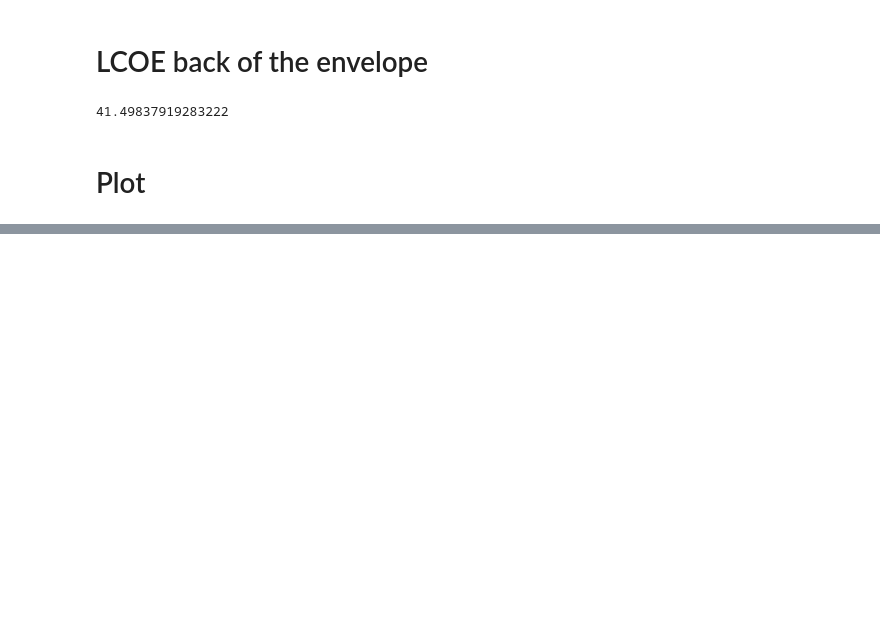
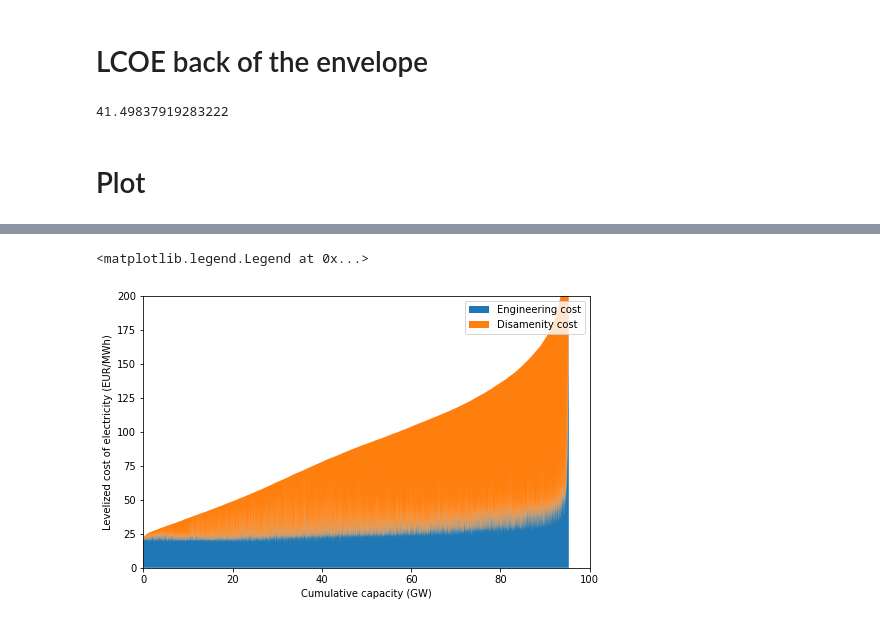
Before and after one commit to timtroendle/wind-onshore-cost-potential, a Jupyter notebook: notebooks/plots.ipynb, the cells around one changed output, grey strips where cells are left out. Drawn from its saved outputs; the diff is of its cells as text; code cells hidden in the pictures; blank space fills up the shorter version.

```diff
--- a/notebooks/plots.ipynb
+++ b/notebooks/plots.ipynb
@@ -79 +87,27 @@ plt.legend()
+# %%
+plt.figure(figsize=[8,5])
+
+cumulative_capacity = [params['capacity'] / 1000 * x for x in range(len(turbines))]
+
+engineering_cost = turbines.sort_values(['total', 'engineering'])['engineering']
+plt.fill_between(cumulative_capacity, 0, engineering_cost, label='Engineering cost')
+
+disamenity_cost = turbines.sort_values('total')['total']
+plt.fill_between(cumulative_capacity, engineering_cost, disamenity_cost, label='Disamenity cost')
+
+#engineering_cost = turbines['disamenity_cost_eur_per_mwh'].sort_values()
+#plt.plot(cumulative_capacity, engineering_cost, label='Disamenity cost')
+
+#total_cost = (turbines['lcoe_eur_per_mwh'] + turbines['disamenity_cost_eur_per_mwh']).sort_values()
+#plt.plot(cumulative_capacity, disamenity_cost, label='Engineering cost\n+disamenity cost')
+
+plt.xlabel('Cumulative capacity (GW)')
+plt.ylabel('Levelized cost of electricity (EUR/MWh)')
+plt.xlim(0, 100)
+plt.ylim([0,200])
+
+plt.legend()
+# %% [output]
+<matplotlib.legend.Legend at 0x...>
+[figure, added]
 # %%
```
Also changed, not shown: parts of 4 cells of this notebook.
